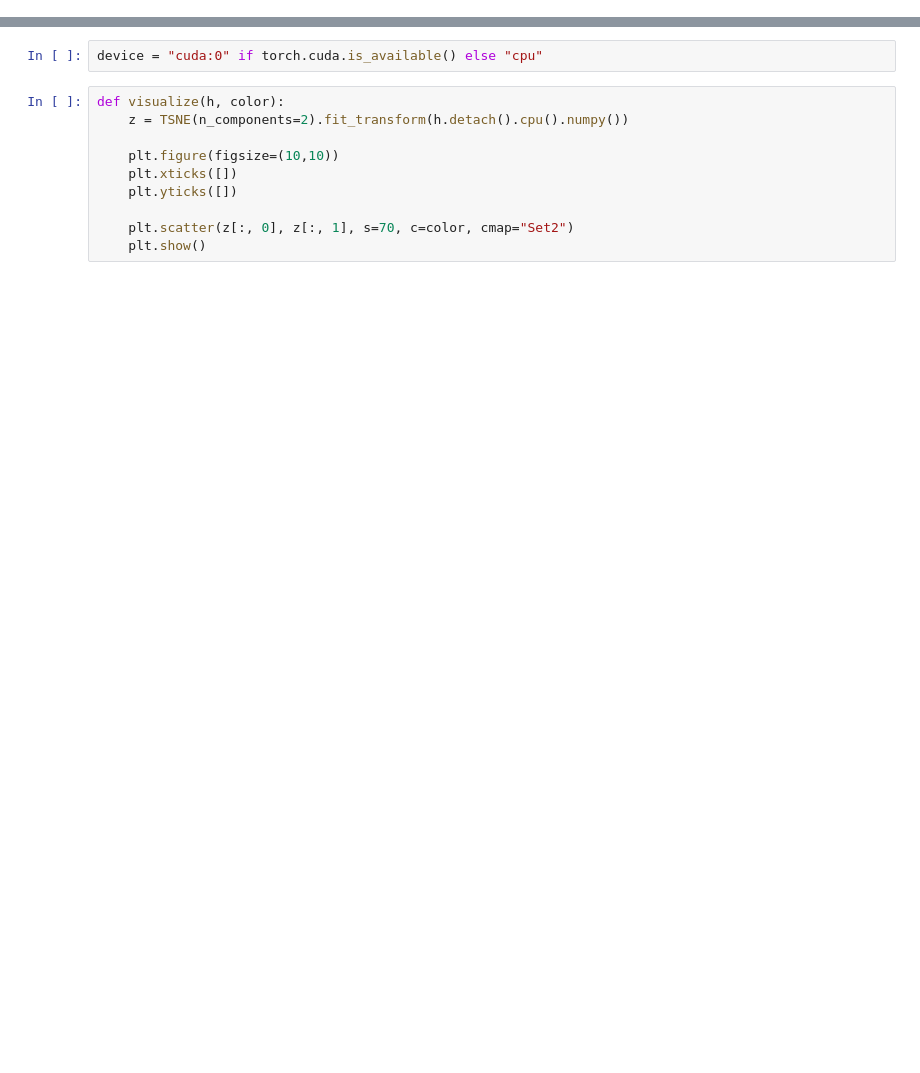
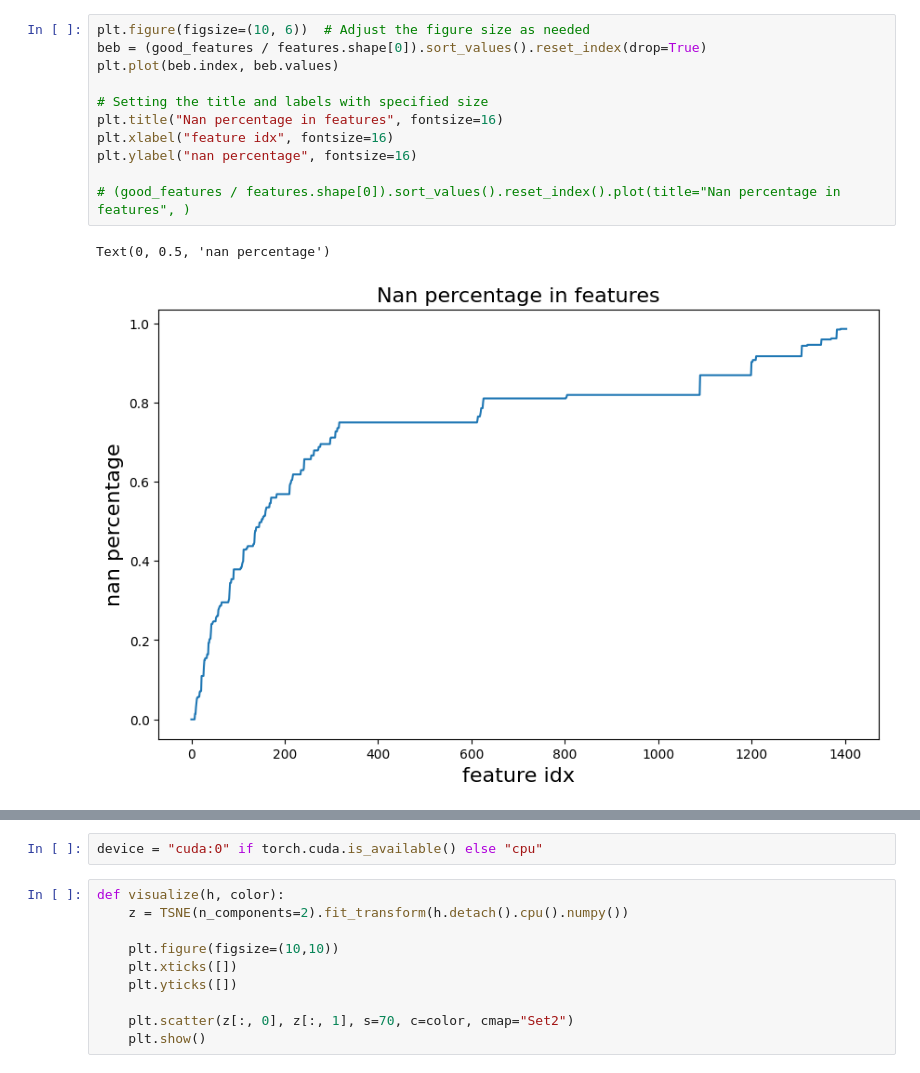
Before and after one commit to linearbaby/SNA_2024_project, a Jupyter notebook: Code/CP3.ipynb, the cells around one changed output, grey strips where cells are left out. Drawn from its saved outputs; the diff is of its cells as text; blank space fills up the shorter version.

```diff
--- a/Code/CP3.ipynb
+++ b/Code/CP3.ipynb
@@ -23,0 +82,14 @@ from sklearn.metrics import accuracy_score, f1_score, classification_report, roc
+# %%
+plt.figure(figsize=(10, 6))  # Adjust the figure size as needed
+beb = (good_features / features.shape[0]).sort_values().reset_index(drop=True)
+plt.plot(beb.index, beb.values)
+
+# Setting the title and labels with specified size
+plt.title("Nan percentage in features", fontsize=16)
+plt.xlabel("feature idx", fontsize=16)
+plt.ylabel("nan percentage", fontsize=16)
+
+# (good_features / features.shape[0]).sort_values().reset_index().plot(title="Nan percentage in features", )
+# %% [output]
+Text(0, 0.5, 'nan percentage')
+[figure, added]
```
Also changed, not shown: parts of 37 cells of this notebook, 1 other file.
